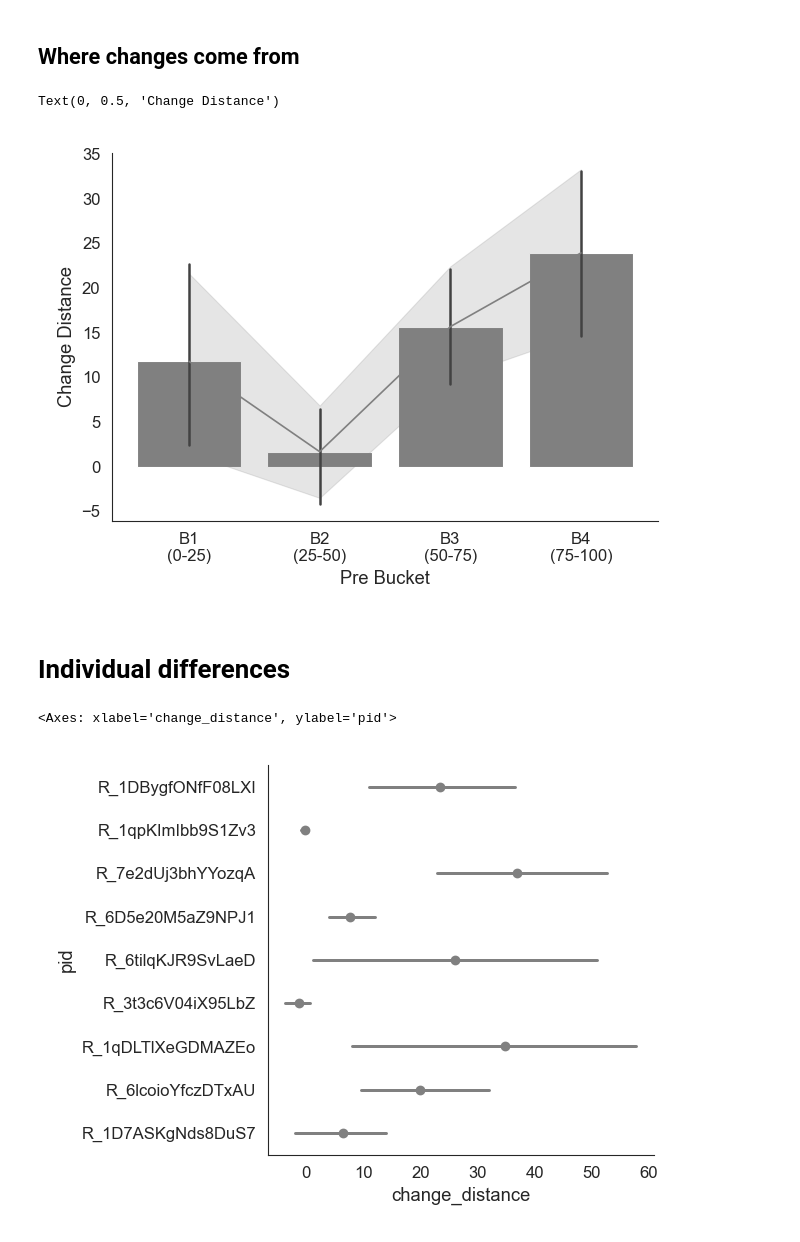
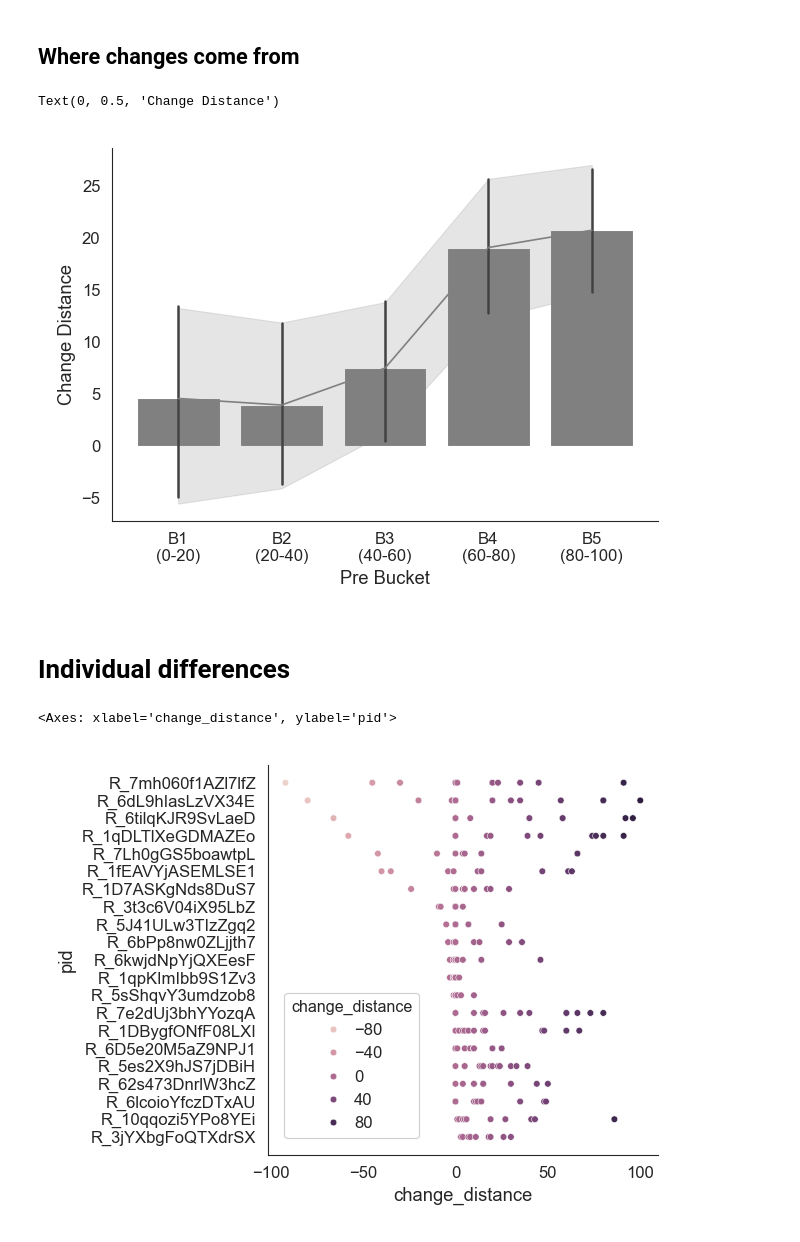
Before and after one commit to josh-ashkinaze/ssl, a Jupyter notebook: study2/6.3_analyze_init_norm_pilot.ipynb, the cells around one changed output. Drawn from its saved outputs; the diff is of its cells as text; code cells hidden in the pictures.

```diff
--- a/study2/6.3_analyze_init_norm_pilot.ipynb
+++ b/study2/6.3_analyze_init_norm_pilot.ipynb
@@ -37,7 +37,7 @@ def short_domain(x):
     else:
         return "other"
 
-df = pd.read_csv("../data/qualtrics_experiments/desc_norms_interface [typing]_August 23, 2025_17.08.csv")
+df = pd.read_csv("../data/qualtrics_experiments/desc_norms_interface [typing]_August 23, 2025_20.20.csv")
 # print(sorted(df.columns))
 df = df.iloc[2:]
 df = df.query("DistributionChannel=='anonymous'")
@@ -50,6 +50,7 @@ for _, row in df.iterrows():
         "progress": row['Progress'],
         "duration": float(row['Duration (in seconds)'])/60,
         "finished": row['Finished'],
+        "feedback": row['feedback'],
         "llm_usage": row['dv_llm_usage'],
         "usage_convention": row['dv_usage_convention'],
         "usage_moral": row['dv_usage_moral'],
@@ -332,29 +333,29 @@ Text(0.0, 1.0, 'Transition Matrix of Rating Buckets')
 # %% [markdown]
 ## Where changes come from
 # %%
-N_BINS=4
+N_BINS=5
 df['pre_bucket'] = df['pre'].apply(bucket_label, n_bins=N_BINS)
 df['post_bucket'] = df['post'].apply(bucket_label, n_bins=N_BINS)
 df = df.sort_values(by=['pre_bucket'])
 
 sns.barplot(data=df, x='pre_bucket', y='change_distance', color='gray')
 sns.lineplot(data=df, x='pre_bucket', y='change_distance', color='gray')
 plt.xlabel("Pre Bucket")
 plt.ylabel("Change Distance")
 # %% [output]
 Text(0, 0.5, 'Change Distance')
-[figure, old version]
+[figure, new version]
 # %% [markdown]
 # Individual differences
 # %%
-pid_cols = [c for c in df.columns if "usage" in c] + ["pid"]
+pid_cols = [c for c in df.columns if "usage" in c] + ["pid", "feedback"]
 
 byp = (
     df.groupby(pid_cols)['change_distance']
       .agg(mean=np.mean, sd=np.std)
       .reset_index()
 )
-sns.pointplot(data=df, y='pid', x='change_distance', color='gray', join=False)
+sns.scatterplot(data=df.sort_values(by=['change_distance']), y='pid', x='change_distance', hue='change_distance')
 # %% [output]
 <Axes: xlabel='change_distance', ylabel='pid'>
-[figure, old version]
+[figure, new version]
```
Also changed, not shown: parts of 11 cells of this notebook.
